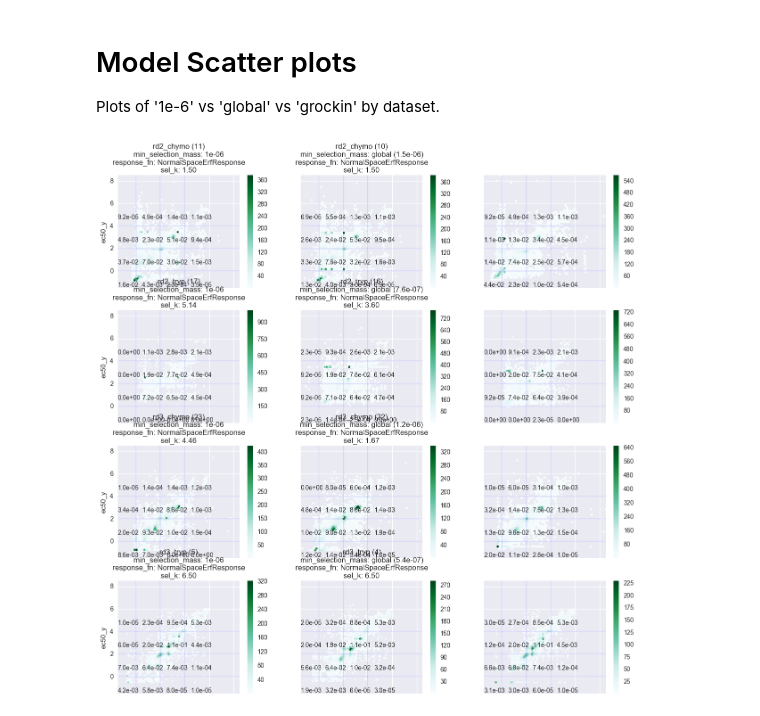
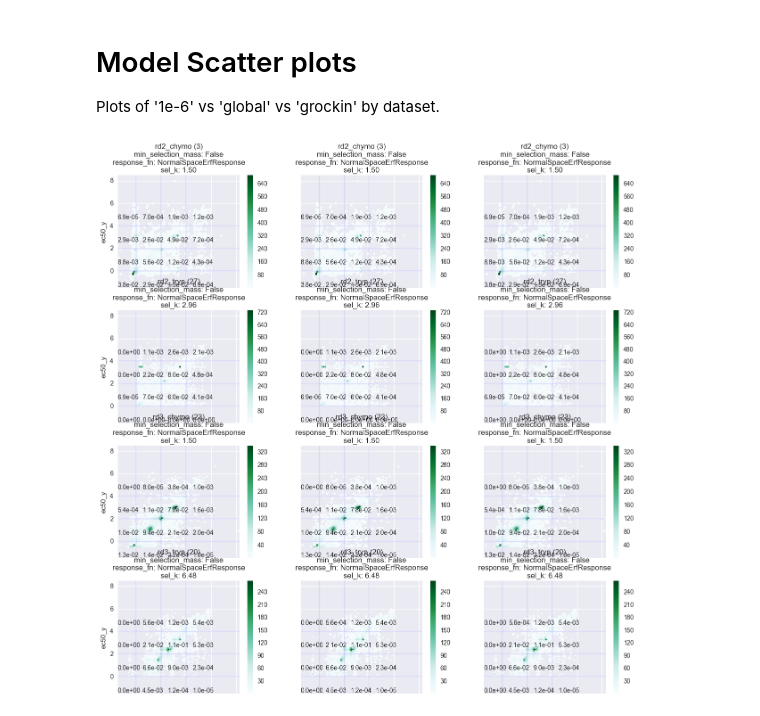
Before and after one commit to asford/protease_experimental_analysis, a Jupyter notebook: workspace/replicate_analysis_analysis.ipynb, the cells around one changed output. Drawn from its saved outputs; the diff is of its cells as text; code cells hidden in the pictures.

```diff
--- a/workspace/replicate_analysis_analysis.ipynb
+++ b/workspace/replicate_analysis_analysis.ipynb
@@ -278,21 +326,28 @@ for g, df in eval_records.groupby("dataset"):
 def plot_eval_pair(ax, idx):
     dataset = eval_records.ix[idx]["dataset"]
     params = eval_records.ix[idx]["param_set"]
-    fit_params = model_results[(dataset, params)]["params"]
 
-    sf = summary_frames[dataset][params]
 
-    params = dict(params)
     title = ["%s (%i)" % (dataset, idx)]
-    for k in sorted(params):
-        if k in fit_params:
-            p = numpy.atleast_1d(fit_params[k])
-            title.append("%s: %s (%s)" % (k, params[k], ",".join("%.1e" % f for f in p)))
-        else:
-            title.append("%s: %s" % (k, params[k]))
-    title.append("sel_k: %.2f" % fit_params["sel_k"])
+
+    if params != "grocklin":
+        sf = replicate_summary_frames[(dataset, params)]
+
+        fit_params = model_results[(dataset, params)]["params"]
+        params = dict(params)
+        for k in sorted(params):
+            if k in fit_params:
+                p = numpy.atleast_1d(fit_params[k])
+                title.append("%s: %s (%s)" % (k, params[k], ",".join("%.1e" % f for f in p)))
+            else:
+                title.append("%s: %s" % (k, params[k]))
+        title.append("sel_k: %.2f" % fit_params["sel_k"])
+    else:
+        title.append("grocklin")
+        sf = grocklin_replicate_summary_frames[(dataset, "grocklin")]
 
     ax.set_title("\n".join(title))
+
 
     pairplot_ec50(ax, sf)
 
@@ -321,18 +376,25 @@ Plots of '1e-6' vs 'global' vs 'grockin' by dataset.
 # %%
 msm_lookup = {str(m) : m for m in list(set(eval_records["min_selection_mass"]))}
 @ipyw.interact
-def display_records_by_param(c1 = msm_lookup.keys(), c2 = msm_lookup.keys()):
+def display_records_by_param(
+    c1 = msm_lookup.keys(),
+    c2 = msm_lookup.keys(),
+    c3 = msm_lookup.keys(),
+):
+
     c1 = msm_lookup[c1]
     c2 = msm_lookup[c2]
+    c3 = msm_lookup[c3]
 
     r1 = eval_records[eval_records["min_selection_mass"] == c1].sort_values("dataset")
     r2 = eval_records[eval_records["min_selection_mass"] == c2].sort_values("dataset")
+    r3 = eval_records[eval_records["min_selection_mass"] == c3].sort_values("dataset")
 
     f, axs = pylab.subplots(len(r1), 3, squeeze=True, figsize=(15, 15), sharex=True, sharey=True)
 
-    for (ax1, ax2, a3), (i1, i2) in zip(axs, zip(r1.index, r2.index)):
+    for (ax1, ax2, ax3), (i1, i2, i3) in zip(axs, zip(r1.index, r2.index, r3.index)):
         plot_eval_pair(ax1, i1)
         plot_eval_pair(ax2, i2)
-        pairplot_ec50(a3, grockin_fit_frames[eval_records.ix[i1]["dataset"]])
+        plot_eval_pair(ax3, i3)
 # %% [output]
-[figure, old version]
+[figure, new version]
```
Also changed, not shown: parts of 18 cells of this notebook, 17 other files.
